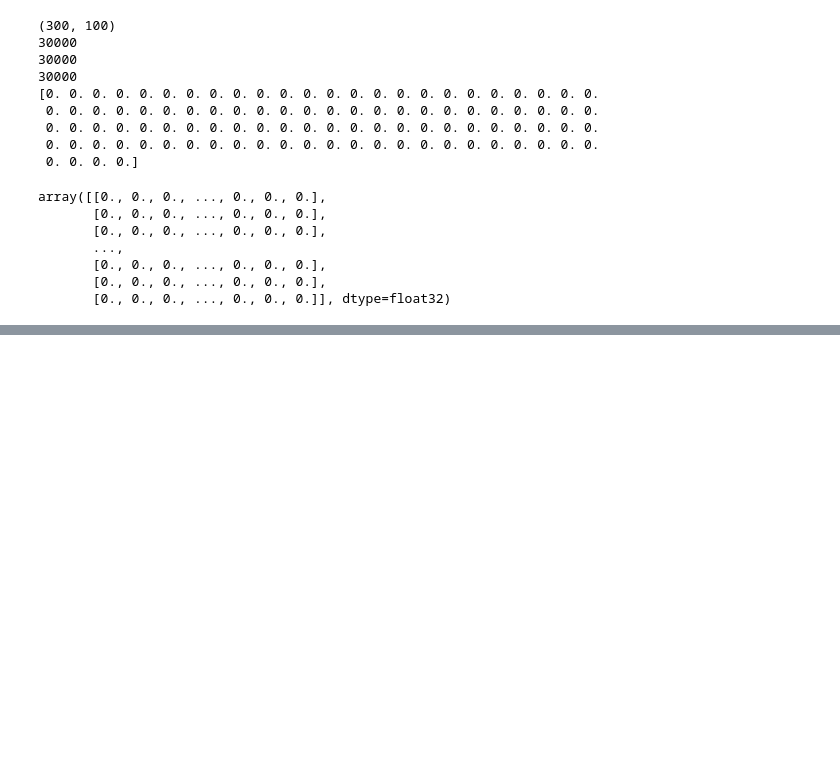
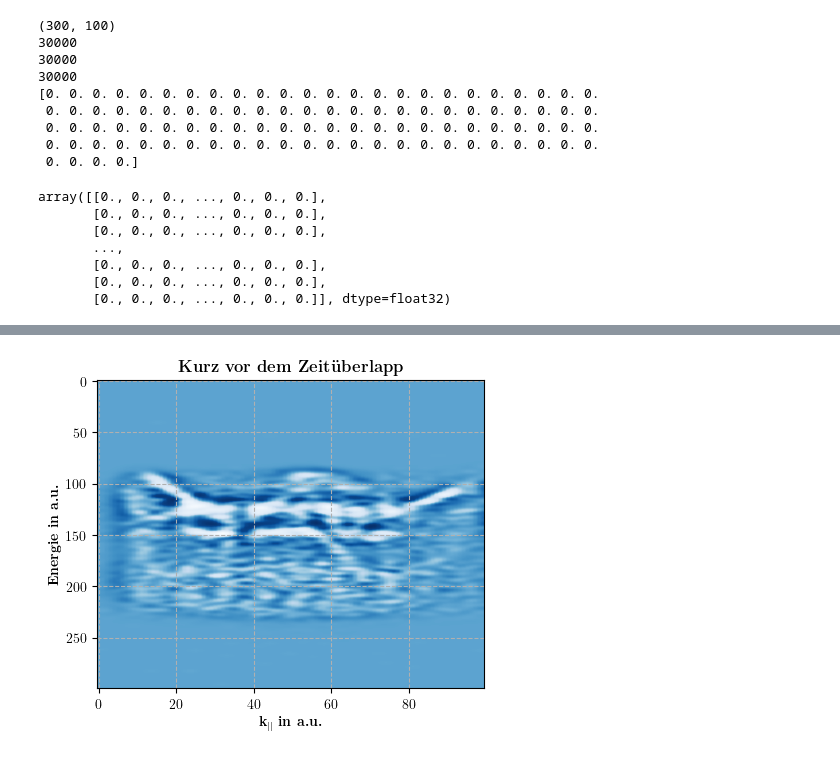
Before and after one commit to RicemanBoy/NM-Code-for-Excercises, a Jupyter notebook: Forschungsarbeit 1/plot.ipynb, the cells around one changed output, grey strips where cells are left out. Saved outputs shown, nothing was run; the diff lists cells and outputs as text; code cells hidden in the pictures; blank space fills up the shorter version.

```diff
--- a/Forschungsarbeit 1/plot.ipynb
+++ b/Forschungsarbeit 1/plot.ipynb
@@ -88,0 +99,18 @@ plt.show()
+# %%
+data_ek_2051_laplace = ndimage.gaussian_laplace(data_ek_2051,sigma = 2)
+
+arg_imshow = dict(cmap='Blues')
+
+plt.rcParams['text.usetex'] = True
+
+fig, ax = plt.subplots(figsize=(5,4))
+
+ax.imshow(data_ek_2051_laplace, **arg_imshow, aspect="auto",norm="symlog")
+ax.grid(linestyle="dashed")
+ax.set_title(r"\bf{Kurz vor dem Zeitüberlapp}")
+ax.set_xlabel(r"$\mathbf{k_{||}}$ \bf{in a.u.}")
+ax.set_ylabel(r"\bf{Energie in a.u.}")
+plt.savefig('kurzvorher.pdf', format='pdf', dpi=300)
+plt.show()
+# %% [output]
+[figure, added]
```
Also changed, not shown: parts of 6 cells of this notebook, 6 other files.
